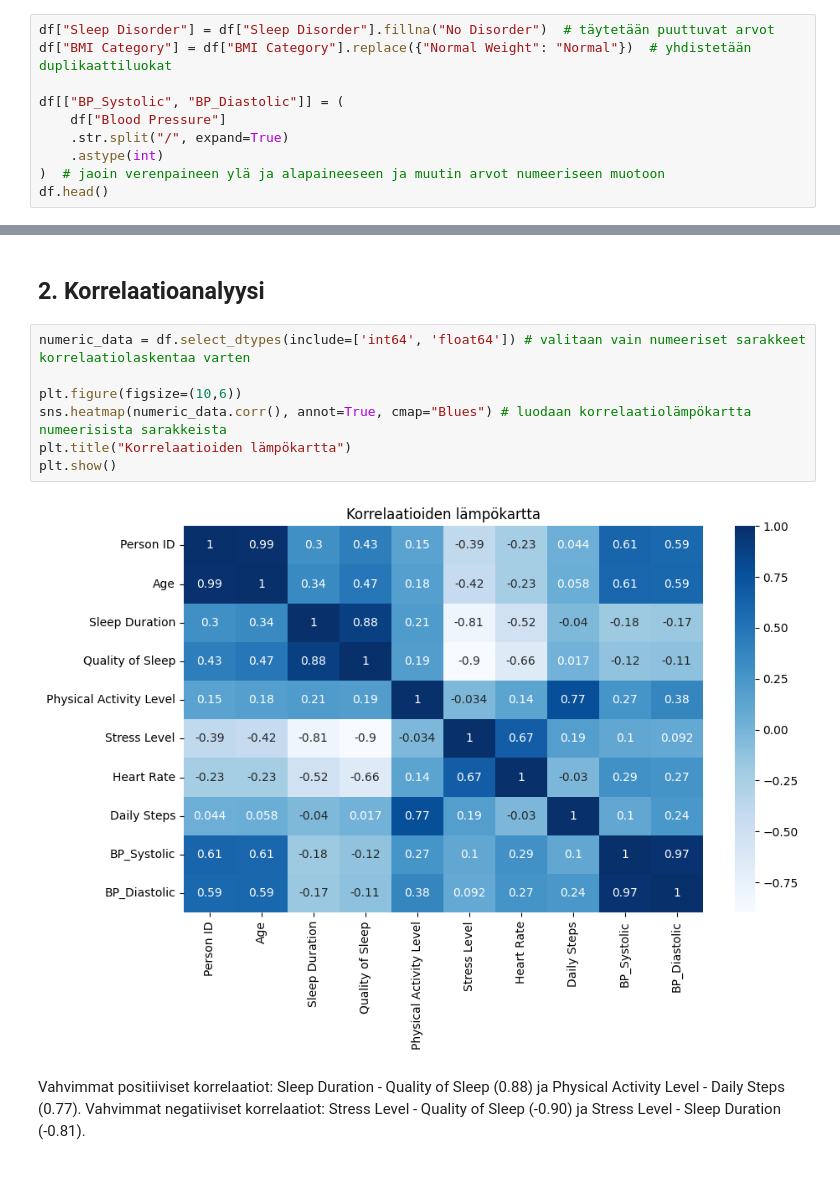
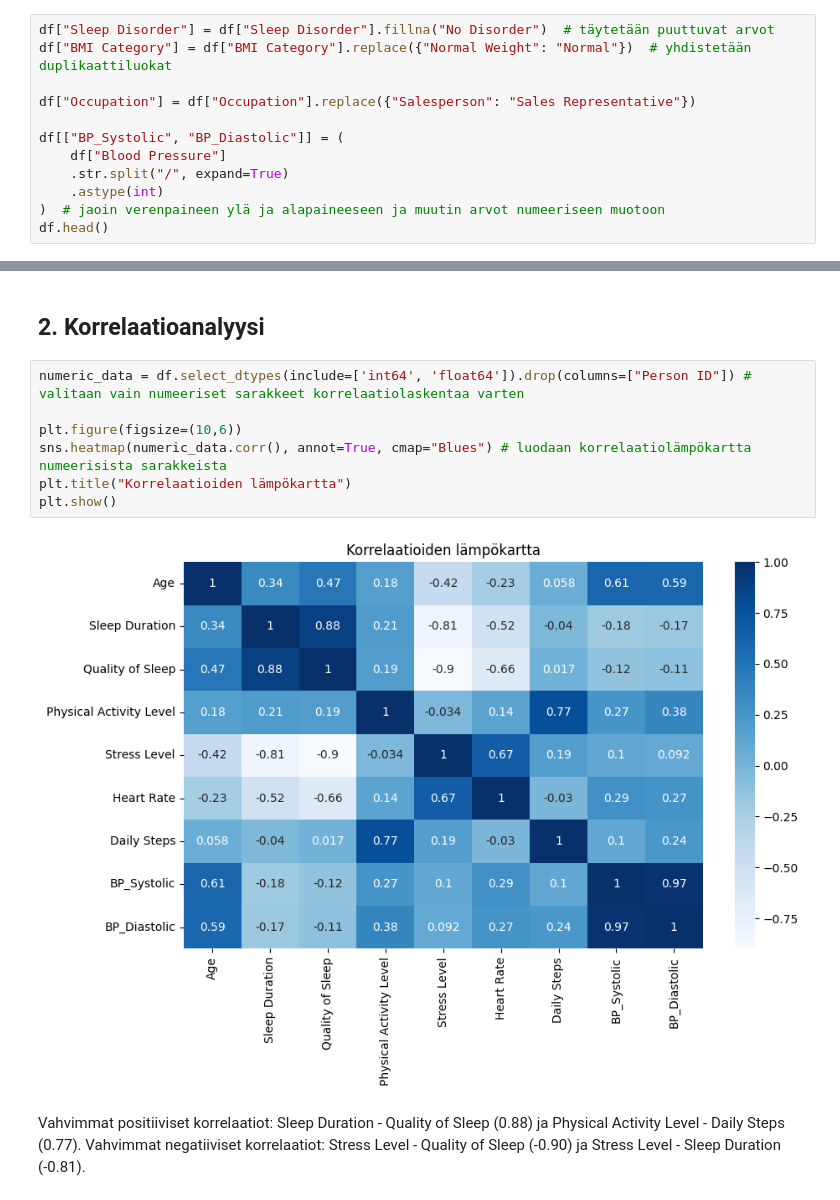
Before and after one commit to TanjaMel/wellbeing_and_sleep, a Jupyter notebook: sleep_wellbeing_analysis.ipynb, the cells around one changed output, grey strips where cells are left out. Cells and saved outputs as stored; diff of their text form.

```diff
--- a/sleep_wellbeing_analysis.ipynb
+++ b/sleep_wellbeing_analysis.ipynb
@@ -78,6 +82,8 @@ np.int64(0)
 # %%
 df["Sleep Disorder"] = df["Sleep Disorder"].fillna("No Disorder")  # täytetään puuttuvat arvot
 df["BMI Category"] = df["BMI Category"].replace({"Normal Weight": "Normal"})  # yhdistetään duplikaattiluokat
+
+df["Occupation"] = df["Occupation"].replace({"Salesperson": "Sales Representative"})
 
 df[["BP_Systolic", "BP_Diastolic"]] = (
     df["Blood Pressure"]
@@ -117,14 +123,14 @@ df.describe()  # yhteenvetotilastot numeerisille sarakkeille
 # %% [markdown]
 ## 2. Korrelaatioanalyysi
 # %%
-numeric_data = df.select_dtypes(include=['int64', 'float64']) # valitaan vain numeeriset sarakkeet korrelaatiolaskentaa varten
+numeric_data = df.select_dtypes(include=['int64', 'float64']).drop(columns=["Person ID"]) # valitaan vain numeeriset sarakkeet korrelaatiolaskentaa varten
 
 plt.figure(figsize=(10,6))
 sns.heatmap(numeric_data.corr(), annot=True, cmap="Blues") # luodaan korrelaatiolämpökartta numeerisista sarakkeista
 plt.title("Korrelaatioiden lämpökartta")
 plt.show()
 # %% [output]
-[figure, old version]
+[figure, new version]
 # %% [markdown]
 Vahvimmat positiiviset korrelaatiot: Sleep Duration - Quality of Sleep (0.88) ja Physical Activity Level - Daily Steps (0.77).
 Vahvimmat negatiiviset korrelaatiot: Stress Level - Quality of Sleep (-0.90) ja Stress Level - Sleep Duration (-0.81).
```
Also changed, not shown: parts of 21 cells of this notebook, 4 other files.
